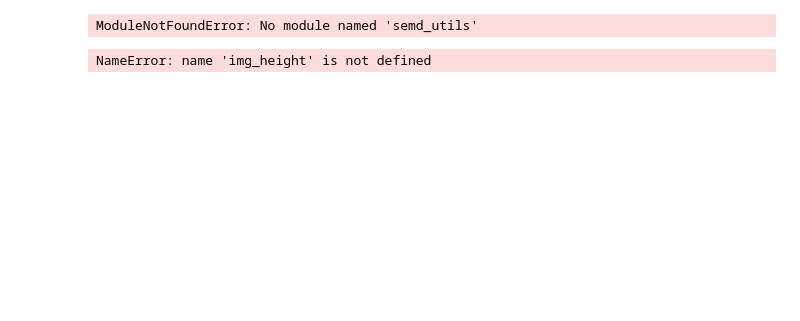
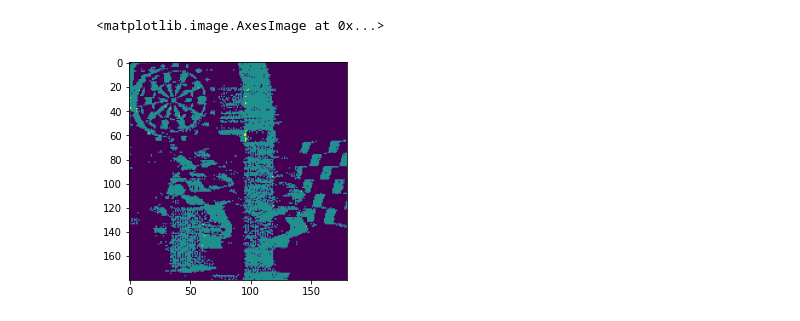
Before and after one commit to stefanochi/depth, a Jupyter notebook: pure_python_evaluatin/refact_test.ipynb, the cells around one changed output. Saved outputs shown, nothing was run; the diff lists cells and outputs as text; code cells hidden in the pictures; blank space fills up the shorter version.

```diff
--- a/pure_python_evaluatin/refact_test.ipynb
+++ b/pure_python_evaluatin/refact_test.ipynb
@@ -1,36 +1,62 @@
 # %%
 import numpy as np
 import matplotlib.pyplot as plt
-
-import sys
-sys.path.append("../semd_test/semd_refact/")
-from semd_utils import filter_patch
-# %% [output]
-ModuleNotFoundError: No module named 'semd_utils'
 # %%
 events = np.loadtxt("../data_processed/events_refact.txt")
+# %%
+def filter_patch(events, patch_center, patch_size):
+    x_lim = (patch_center[1] - int(patch_size / 2), patch_center[1] + int(patch_size / 2) - 1)
+    y_lim = (patch_center[0] - int(patch_size / 2), patch_center[0] + int(patch_size / 2) - 1)
+
+    events_filtered = np.copy(events)
+    events_filtered = events_filtered[
+        np.logical_and((x_lim[0] <= events_filtered[:, 1]), (events_filtered[:, 1] <= x_lim[1]))]
+    events_filtered = events_filtered[
+        np.logical_and((y_lim[0] <= events_filtered[:, 2]), (events_filtered[:, 2] <= y_lim[1]))]
+    # events_filtered = events_filtered[[(y_lim[0] >= events_range[:,2]) & (events_range[:,2] <= y_lim[1])]
+    #vents_filtered = np.array(events_filtered)
+
+    events_filtered[:,1] = (events_filtered[:,1] - patch_center[1] + int(patch_size / 2)).astype(int)
+    events_filtered[:,2] = (events_filtered[:,2] - patch_center[0] + int(patch_size / 2)).astype(int)
+
+    return events_filtered
+# %%
+patch_center = (90, 120)
+patch_size = 180
+shape = (patch_size, patch_size)
+events = filter_patch(events, patch_center, patch_size)
+# %%
+def img_from_events(events, shape):
+    img = np.zeros(shape)
+    for e in events:
+        if e[3] == 1:
+            continue
+        x = int(e[1])
+        y = int(e[2])
+        img[y, x] += 1
+    return img
+plt.imshow(img_from_events(events, shape))
+# %% [output]
+<matplotlib.image.AxesImage at 0x...>
+[figure, added]
 # %%
-depth_img = np.full((img_height, img_width, 3), -1.0)
 cell_shape = (3, 3)
-sampled_img = np.zeros((img_height, img_width, 2))
-for e in events_range:
+m = int(cell_shape[0]/2)
+sampled_img = np.zeros((patch_size +m, patch_size +m , 2))
+thresh = 0.66
+for e in events:
 
     x = int(e[1])
     y = int(e[2])
 
-    if x == 0 or x >= img_width - int(cell_shape[0]/2):
-        continue
-    if y == 0 or y >= img_height - int(cell_shape[1]/2):
+    t = e[0]
+
+    if e[3] == 1:
         continue
 
-    pos = e[0]*10
-
-    for a in range(x-int(cell_shape[0]/2), x+int(cell_shape[0]/2)):
-        for b in range(y-int(cell_shape[1]/2), y+int(cell_shape[1]/2)):
-
+    for a in range(x-m, x+m +1):
+        for b in range(y-m, y+m +1):
             sampled_img[b, a, 0] += 1
 
-            if sampled_img[b, a, 0] >= cell_shape[0]*cell_shape[1]*0.63 and sampled_img[b, a, 1] == 0:
-                sampled_img[b, a, 1] = pos
+            if (sampled_img[b, a, 0] >= cell_shape[0]*cell_shape[1]*thresh) and sampled_img[b, a, 1] == 0:
+                sampled_img[b, a, 1] = t
-# %% [output]
-NameError: name 'img_height' is not defined
```
Also changed, not shown: parts of 21 cells of this notebook, 32 other files.
